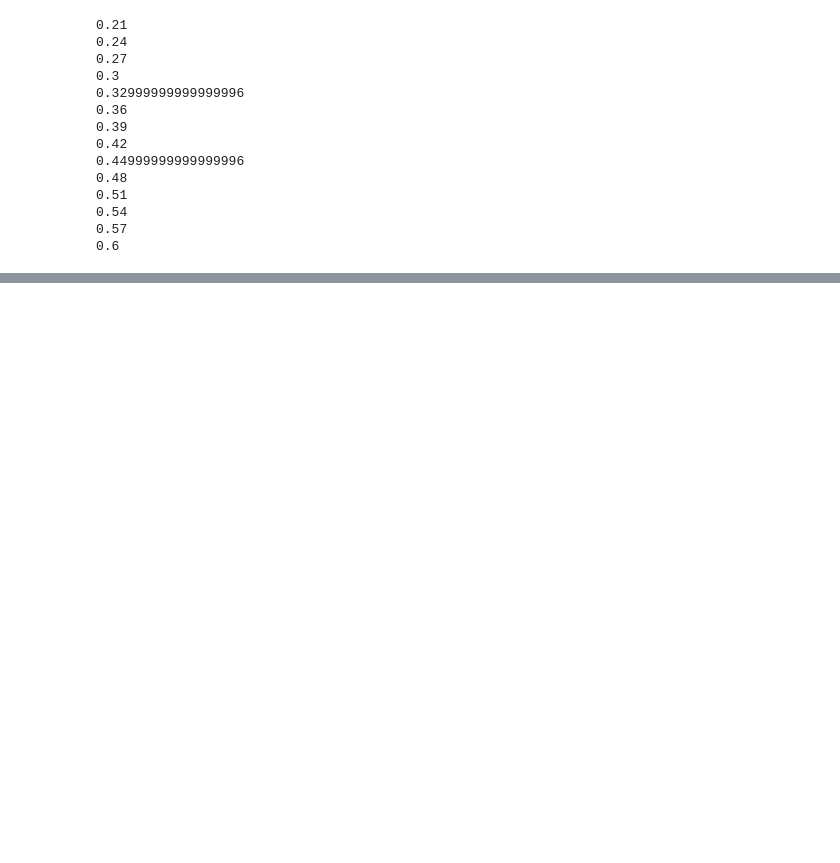
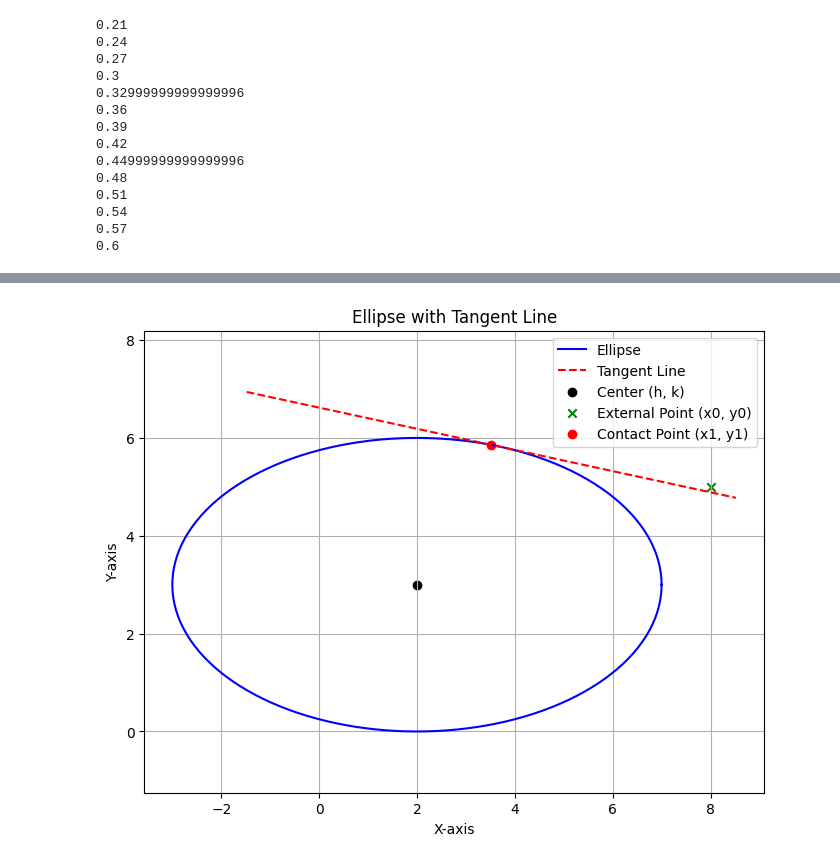
Before and after one commit to rohith-poola/MR, a Jupyter notebook: A2/archive.ipynb, the cells around one changed output, grey strips where cells are left out. Cells and saved outputs as stored; diff of their text form; code cells hidden in the pictures; blank space fills up the shorter version.

```diff
--- a/A2/archive.ipynb
+++ b/A2/archive.ipynb
@@ -130,0 +177,81 @@ for i in range(14):
+# %%
+x, y = 1.5, -2.0
+cx, cy = 0.5, 1.0
+a = 5.5 / 2  # Semi-major axis
+b = 6.0 / 2  # Semi-minor axis
+
+# Normalize the point coordinates to ellipse frame
+norm_x = (x - cx) / a
+norm_y = (y - cy) / b
+
+ellipse_value = norm_x**2 + norm_y**2
+print(f"{10*(ellipse_value-1)**2}")
+# %%
+import numpy as np
+import matplotlib.pyplot as plt
+from scipy.optimize import fsolve
+
+def ellipse_tangent_contact(h, k, a, b, x0, y0):
+    x0_shifted, y0_shifted = x0 - h, y0 - k  # Shift to ellipse-centered coordinates
+
+    def equations(vars):
+        x1, y1 = vars
+        eq1 = (x1 * x0_shifted) / a**2 + (y1 * y0_shifted) / b**2 - 1  # Tangent condition
+        eq2 = (x1**2) / a**2 + (y1**2) / b**2 - 1                      # Ellipse equation
+        return [eq1, eq2]
+
+    theta_guess = np.arctan2(y0_shifted * a**2, x0_shifted * b**2)
+    x1_guess = a * np.cos(theta_guess)
+    y1_guess = b * np.sin(theta_guess)
+
+    x1, y1 = fsolve(equations, (x1_guess, y1_guess))
+
+    return x1 + h, y1 + k
+
+def plot_ellipse_tangent(h, k, a, b, x0, y0):
+    # Generate ellipse points
+    t = np.linspace(0, 2 * np.pi, 300)
+    ellipse_x = h + a * np.cos(t)
+    ellipse_y = k + b * np.sin(t)
+
+    # Find tangent contact point
+    x1, y1 = ellipse_tangent_contact(h, k, a, b, x0, y0)
+
+    # Compute tangent line equation
+    slope = -((x1 / a**2) / (y1 / b**2))  # Derivative of ellipse equation
+    intercept = y1 - slope * x1  # y = mx + c
+
+    # Generate tangent line points
+    x_tangent = np.linspace(x1 - 5, x1 + 5, 100)
+    y_tangent = slope * x_tangent + intercept
+
+    # Plot ellipse
+    plt.figure(figsize=(8, 6))
+    plt.plot(ellipse_x, ellipse_y, 'b', label="Ellipse")
+
+    # Plot tangent line
+    plt.plot(x_tangent, y_tangent, 'r--', label="Tangent Line")
+
+    # Plot points
+    plt.scatter(h, k, color='black', marker='o', label="Center (h, k)")
+    plt.scatter(x0, y0, color='green', marker='x', label="External Point (x0, y0)")
+    plt.scatter(x1, y1, color='red', marker='o', label="Contact Point (x1, y1)")
+
+    # Labels and grid
+    plt.xlabel("X-axis")
+    plt.ylabel("Y-axis")
+    plt.title("Ellipse with Tangent Line")
+    plt.legend()
+    plt.grid()
+    plt.axis("equal")  # Equal aspect ratio
+
+    plt.show()
+
+# Example usage
+h, k = 2, 3  # Center of the ellipse
+a, b = 5, 3  # Semi-major and semi-minor axes
+x0, y0 = 8, 5  # External point
+
+plot_ellipse_tangent(h, k, a, b, x0, y0)
+# %% [output]
+[figure, added]
```
Also changed, not shown: parts of 3 cells of this notebook, 2 other files.
